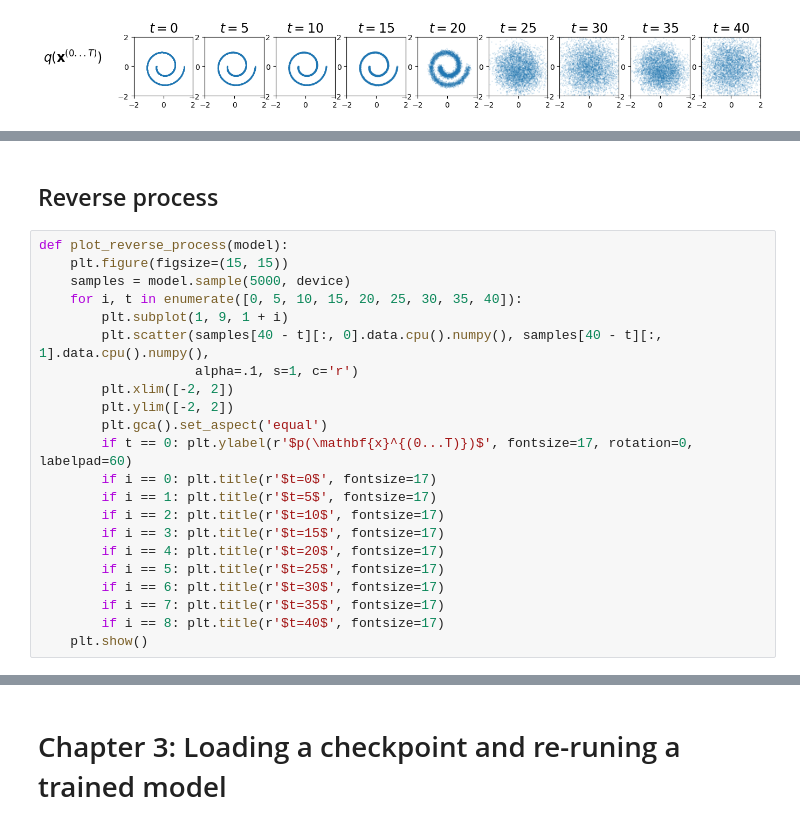
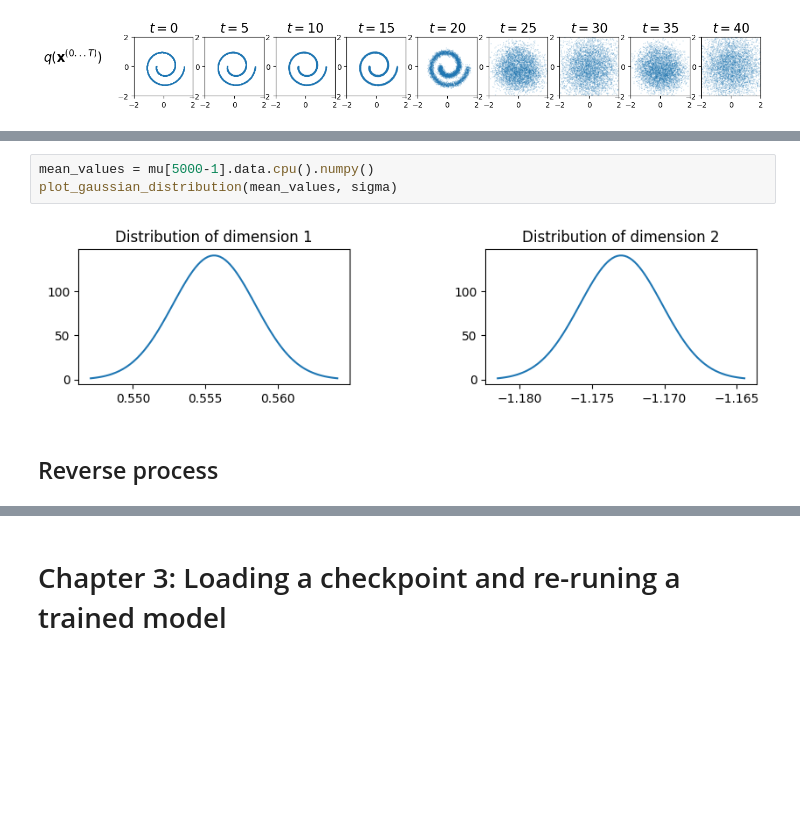
Before and after one commit to aurioldegbelo/diffusion-model-playground, a Jupyter notebook: 2025_DiffusionModelOriginal.ipynb, the cells around one changed output, grey strips where cells are left out. Drawn from its saved outputs; the diff is of its cells as text; blank space fills up the shorter version.

```diff
--- a/2025_DiffusionModelOriginal.ipynb
+++ b/2025_DiffusionModelOriginal.ipynb
@@ -302,24 +442,7 @@ print(x5.shape) # we have 5000 values, each enabling us to generate 5000 probabi
+# %%
+mean_values = mu[5000-1].data.cpu().numpy()
+plot_gaussian_distribution(mean_values, sigma)
+# %% [output]
+[figure, added]
 # %% [markdown]
 ## Reverse process
-# %%
-def plot_reverse_process(model):
-    plt.figure(figsize=(15, 15))
-    samples = model.sample(5000, device)
-    for i, t in enumerate([0, 5, 10, 15, 20, 25, 30, 35, 40]):
-        plt.subplot(1, 9, 1 + i)
-        plt.scatter(samples[40 - t][:, 0].data.cpu().numpy(), samples[40 - t][:, 1].data.cpu().numpy(),
-                    alpha=.1, s=1, c='r')
-        plt.xlim([-2, 2])
-        plt.ylim([-2, 2])
-        plt.gca().set_aspect('equal')
-        if t == 0: plt.ylabel(r'$p(\mathbf{x}^{(0...T)})$', fontsize=17, rotation=0, labelpad=60)
-        if i == 0: plt.title(r'$t=0$', fontsize=17)
-        if i == 1: plt.title(r'$t=5$', fontsize=17)
-        if i == 2: plt.title(r'$t=10$', fontsize=17)
-        if i == 3: plt.title(r'$t=15$', fontsize=17)
-        if i == 4: plt.title(r'$t=20$', fontsize=17)
-        if i == 5: plt.title(r'$t=25$', fontsize=17)
-        if i == 6: plt.title(r'$t=30$', fontsize=17)
-        if i == 7: plt.title(r'$t=35$', fontsize=17)
-        if i == 8: plt.title(r'$t=40$', fontsize=17)
-    plt.show()
```
Also changed, not shown: parts of 10 cells of this notebook.
